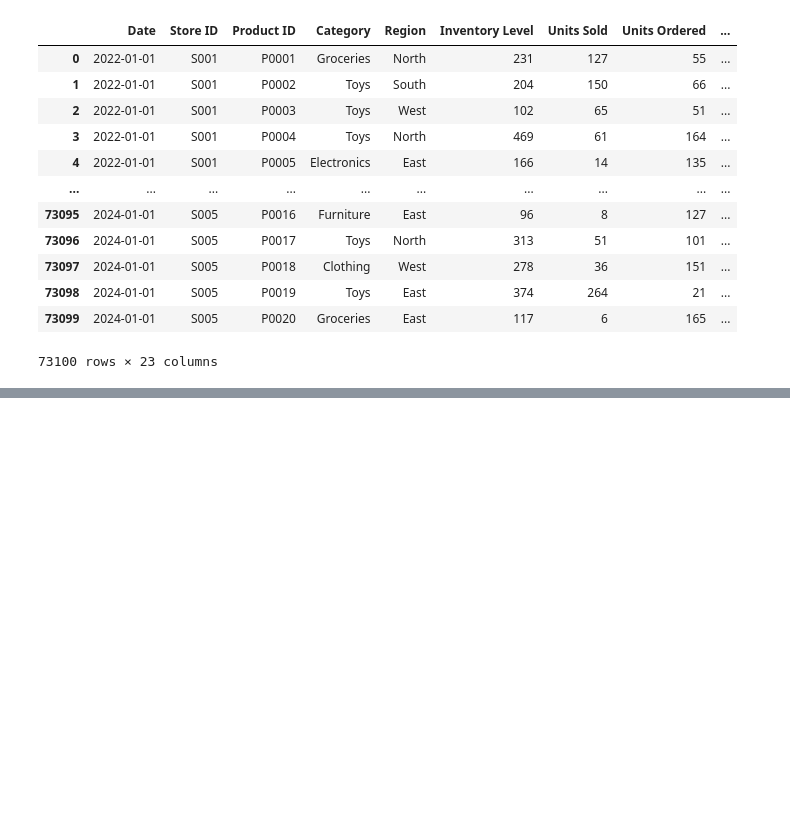
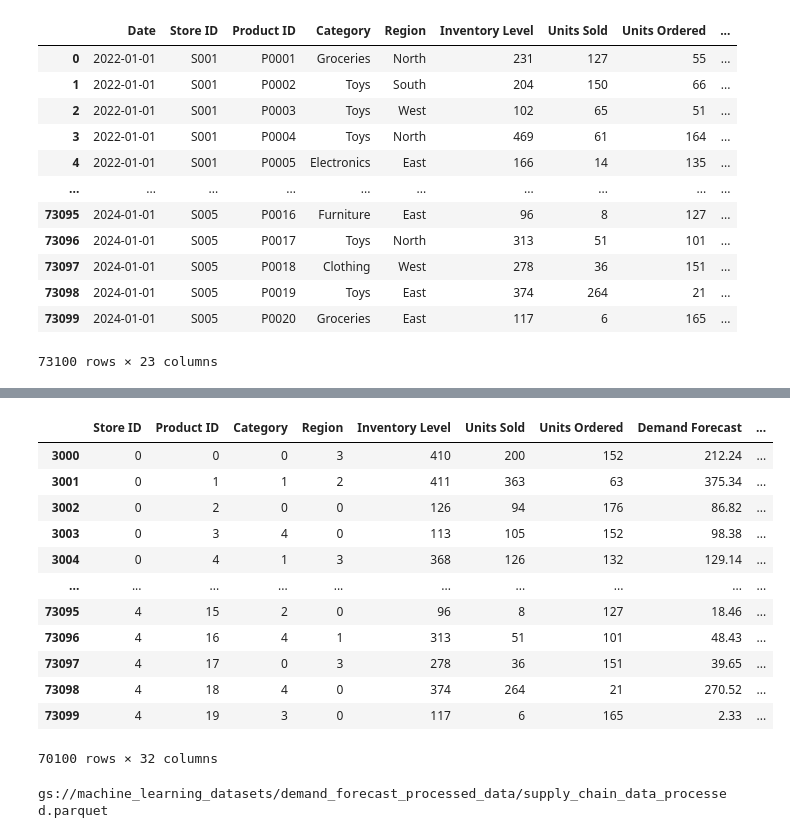
Before and after one commit to Bhaskar5153/project_1_demand_forecasting, a Jupyter notebook: notebooks/feature_engineering.ipynb, the cells around one changed output, grey strips where cells are left out. Saved outputs shown, nothing was run; the diff lists cells and outputs as text; code cells hidden in the pictures; blank space fills up the shorter version.

```diff
--- a/notebooks/feature_engineering.ipynb
+++ b/notebooks/feature_engineering.ipynb
@@ -76,0 +211,18 @@ df
+# %%
+df = df.drop(columns=["Date"])
+# %%
+df
+# %% [output]
+|  | Store ID | Product ID | Category | Region | Inventory Level | Units Sold | Units Ordered | Demand Forecast | ... |
+| 3000 | 0 | 0 | 0 | 3 | 410 | 200 | 152 | 212.24 | ... |
+| 3001 | 0 | 1 | 1 | 2 | 411 | 363 | 63 | 375.34 | ... |
+| 3002 | 0 | 2 | 0 | 0 | 126 | 94 | 176 | 86.82 | ... |
+| 3003 | 0 | 3 | 4 | 0 | 113 | 105 | 152 | 98.38 | ... |
+| 3004 | 0 | 4 | 1 | 3 | 368 | 126 | 132 | 129.14 | ... |
+| ... | ... | ... | ... | ... | ... | ... | ... | ... | ... |
+| 73095 | 4 | 15 | 2 | 0 | 96 | 8 | 127 | 18.46 | ... |
+| 73096 | 4 | 16 | 4 | 1 | 313 | 51 | 101 | 48.43 | ... |
+| 73097 | 4 | 17 | 0 | 3 | 278 | 36 | 151 | 39.65 | ... |
+| 73098 | 4 | 18 | 4 | 0 | 374 | 264 | 21 | 270.52 | ... |
+| 73099 | 4 | 19 | 3 | 0 | 117 | 6 | 165 | 2.33 | ... |
+70100 rows × 32 columns
@@ -76,0 +237,11 @@ df
+# %%
+# upload the parquet into GCS
+storage_client = storage.Client.from_service_account_json(SERVICE_ACCOUNT_KEY_PATH)
+bucket = storage_client.bucket(bucket_name=BUCKET_NAME)
+blob = bucket.blob(GCS_BLOB_NAME)
+blob.upload_from_filename(LOCAL_PARQUET)
+
+gcs_uri = f"gs://{BUCKET_NAME}/{GCS_BLOB_NAME}"
+print(gcs_uri)
+# %% [output]
+gs://machine_learning_datasets/demand_forecast_processed_data/supply_chain_data_processed.parquet
```
Also changed, not shown: parts of 17 cells of this notebook, 10 other files.
